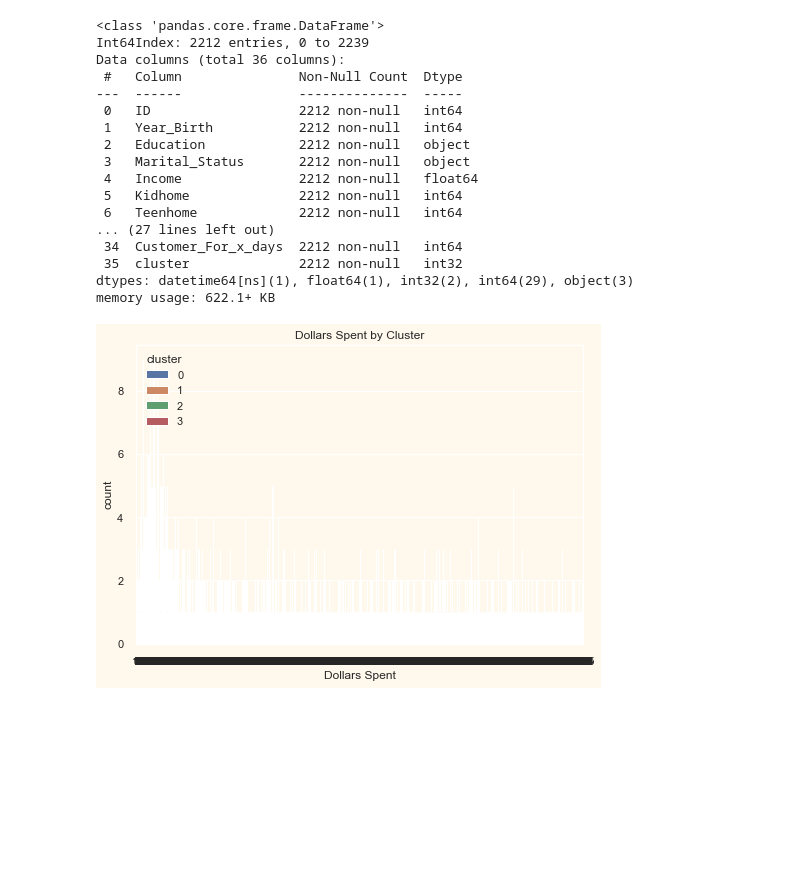
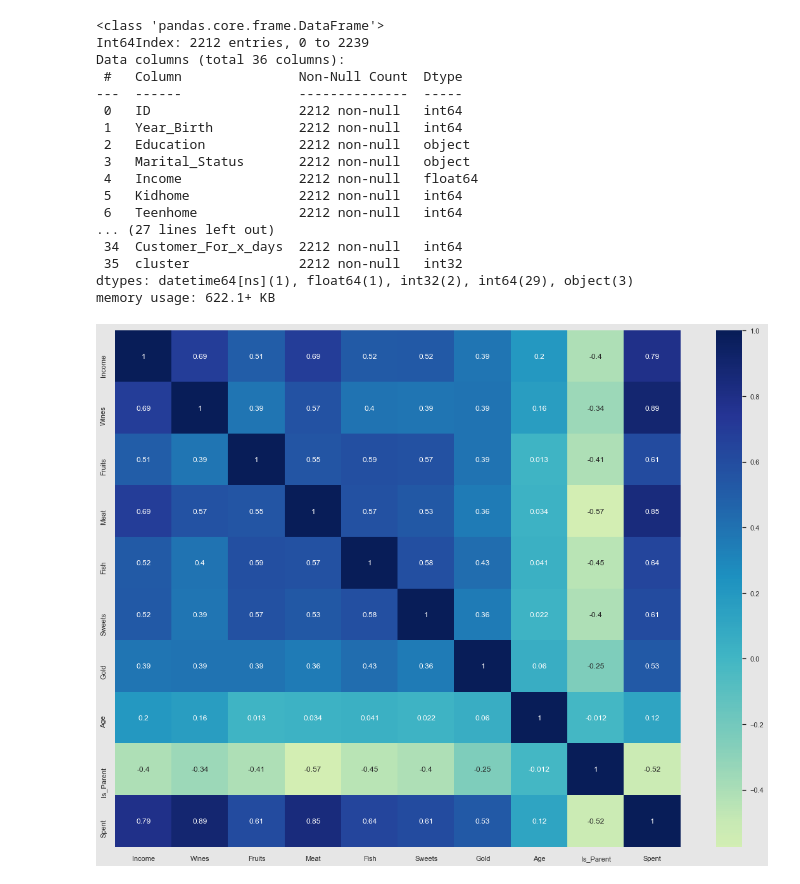
Before and after one commit to mehdirahman007/ml-masters, a Jupyter notebook: CustomerSegmentation.ipynb, the cells around one changed output. Saved outputs shown, nothing was run; the diff lists cells and outputs as text; code cells hidden in the pictures; blank space fills up the shorter version.

```diff
--- a/CustomerSegmentation.ipynb
+++ b/CustomerSegmentation.ipynb
@@ -380,12 +380,21 @@ Data columns (total 36 columns):
  35  cluster              2212 non-null   int32
 dtypes: datetime64[ns](1), float64(1), int32(2), int64(29), object(3)
 memory usage: 622.1+ KB
-# %%
-# ax = sns.countplot(data=cust_df, x='Spent' hue =data['cluster'])
-# ax
-pl = sns.countplot(x=cust_df["Spent"],hue=cust_df["cluster"])
-pl.set_title("Dollars Spent by Cluster")
-pl.set_xlabel("Dollars Spent")
-plt.show()
-# %% [output]
-[figure, removed]
+# %%
+# drop columns ina new dataframe for use in a focused heatmap
+heat_df = copied_df.copy()
+cols_del = ['NumWebVisitsMonth', 'NumStorePurchases', 'NumCatalogPurchases', 'NumWebPurchases', 'NumDealsPurchases',
+            'Customer_For_x_days', 'ID', 'Year_Birth', 'Kidhome', 'Teenhome', 'Z_CostContact', 'Z_Revenue',
+            'Children', 'Marital_Status_Absurd', 'Marital_Status_Alone', 'Marital_Status_Divorced',
+            'Marital_Status_Married', 'Marital_Status_Single', 'Marital_Status_Together', 'Marital_Status_Widow',
+            'Marital_Status_Widow', 'Marital_Status_YOLO', 'Living_status_Alone', 'Living_status_Partner',
+            'Education_Undergrad', 'Education_Postgrad', 'Education_Grad', 'Recency']
+heat_df = heat_df.drop(cols_del, axis=1)
+# %%
+# Create a focused heatmap
+corrmat= heat_df.corr()
+plt.figure(figsize=(20,15))
+sns.heatmap(corrmat,annot=True, cmap='YlGnBu', center=0)
+plt.savefig("images/heatmap2.png")
+# %% [output]
+[figure, added]
```
Also changed, not shown: parts of 4 cells of this notebook, 3 other files.
